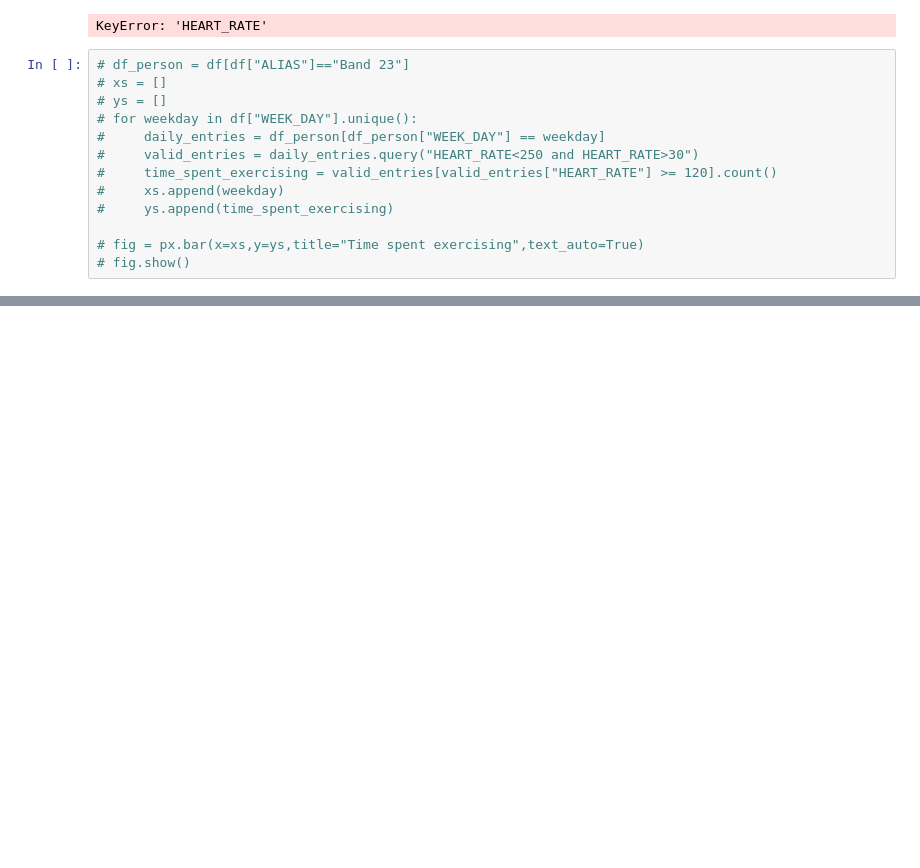
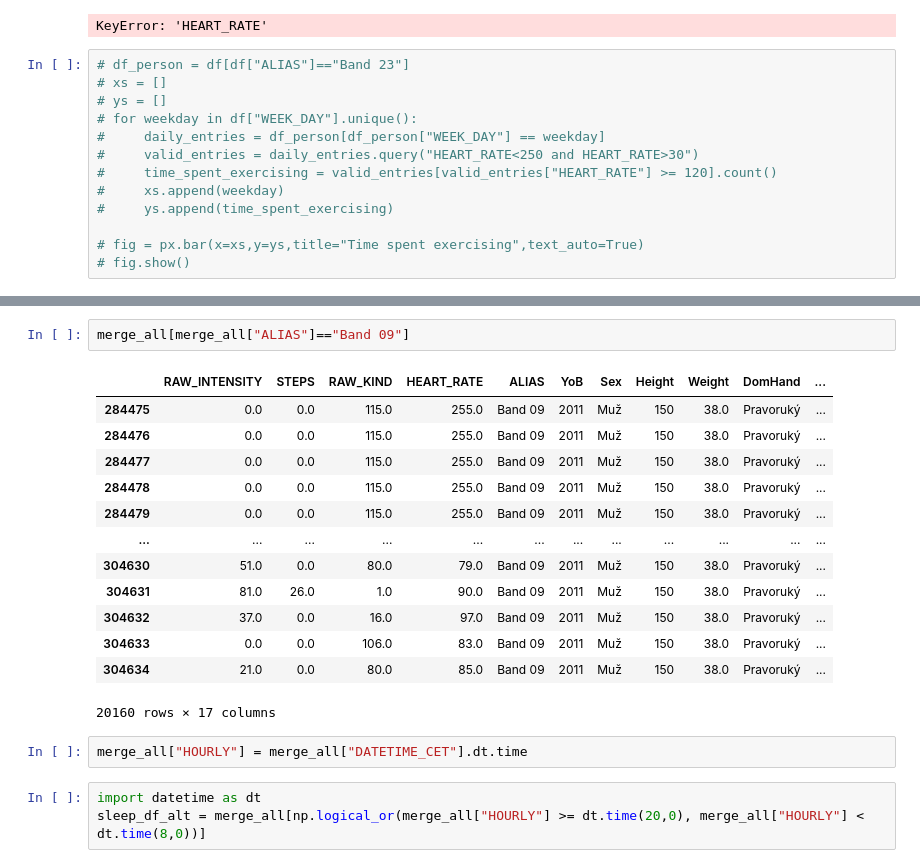
Before and after one commit to edavidk7/WebApp, a Jupyter notebook: plotly_graphs.ipynb, the cells around one changed output, grey strips where cells are left out. Saved outputs shown, nothing was run; the diff lists cells and outputs as text; blank space fills up the shorter version.

Commit message:
sleep stat

```diff
--- a/plotly_graphs.ipynb
+++ b/plotly_graphs.ipynb
@@ -96,0 +109,21 @@ KeyError: 'HEART_RATE'
+# %%
+merge_all[merge_all["ALIAS"]=="Band 09"]
+# %% [output]
+|  | RAW_INTENSITY | STEPS | RAW_KIND | HEART_RATE | ALIAS | YoB | Sex | Height | Weight | DomHand | ... |
+| 284475 | 0.0 | 0.0 | 115.0 | 255.0 | Band 09 | 2011 | Muž | 150 | 38.0 | Pravoruký | ... |
+| 284476 | 0.0 | 0.0 | 115.0 | 255.0 | Band 09 | 2011 | Muž | 150 | 38.0 | Pravoruký | ... |
+| 284477 | 0.0 | 0.0 | 115.0 | 255.0 | Band 09 | 2011 | Muž | 150 | 38.0 | Pravoruký | ... |
+| 284478 | 0.0 | 0.0 | 115.0 | 255.0 | Band 09 | 2011 | Muž | 150 | 38.0 | Pravoruký | ... |
+| 284479 | 0.0 | 0.0 | 115.0 | 255.0 | Band 09 | 2011 | Muž | 150 | 38.0 | Pravoruký | ... |
+| ... | ... | ... | ... | ... | ... | ... | ... | ... | ... | ... | ... |
+| 304630 | 51.0 | 0.0 | 80.0 | 79.0 | Band 09 | 2011 | Muž | 150 | 38.0 | Pravoruký | ... |
+| 304631 | 81.0 | 26.0 | 1.0 | 90.0 | Band 09 | 2011 | Muž | 150 | 38.0 | Pravoruký | ... |
+| 304632 | 37.0 | 0.0 | 16.0 | 97.0 | Band 09 | 2011 | Muž | 150 | 38.0 | Pravoruký | ... |
+| 304633 | 0.0 | 0.0 | 106.0 | 83.0 | Band 09 | 2011 | Muž | 150 | 38.0 | Pravoruký | ... |
+| 304634 | 21.0 | 0.0 | 80.0 | 85.0 | Band 09 | 2011 | Muž | 150 | 38.0 | Pravoruký | ... |
+20160 rows × 17 columns
+# %%
+merge_all["HOURLY"] = merge_all["DATETIME_CET"].dt.time
+# %%
+import datetime as dt
+sleep_df_alt = merge_all[np.logical_or(merge_all["HOURLY"] >= dt.time(20,0), merge_all["HOURLY"] < dt.time(8,0))]
```
Also changed, not shown: parts of 9 cells of this notebook, 2 other files.
